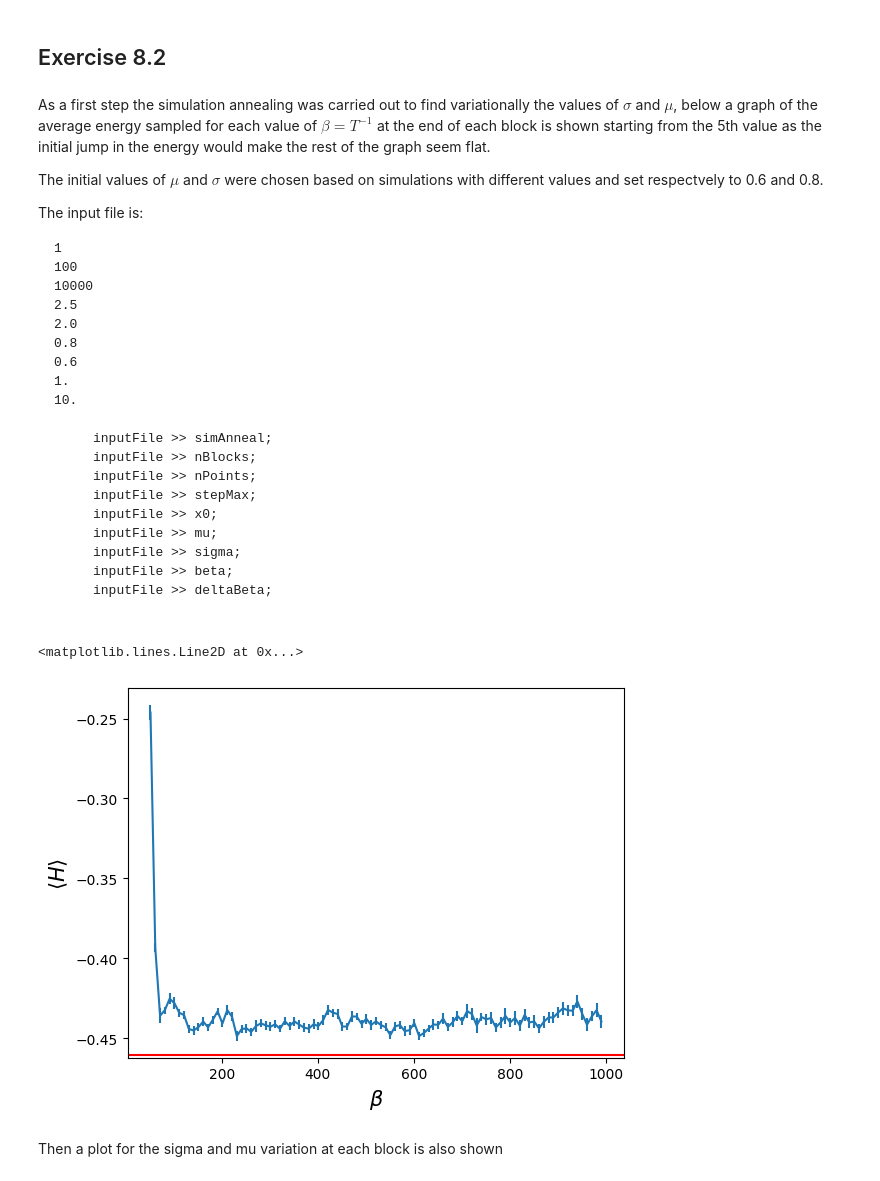
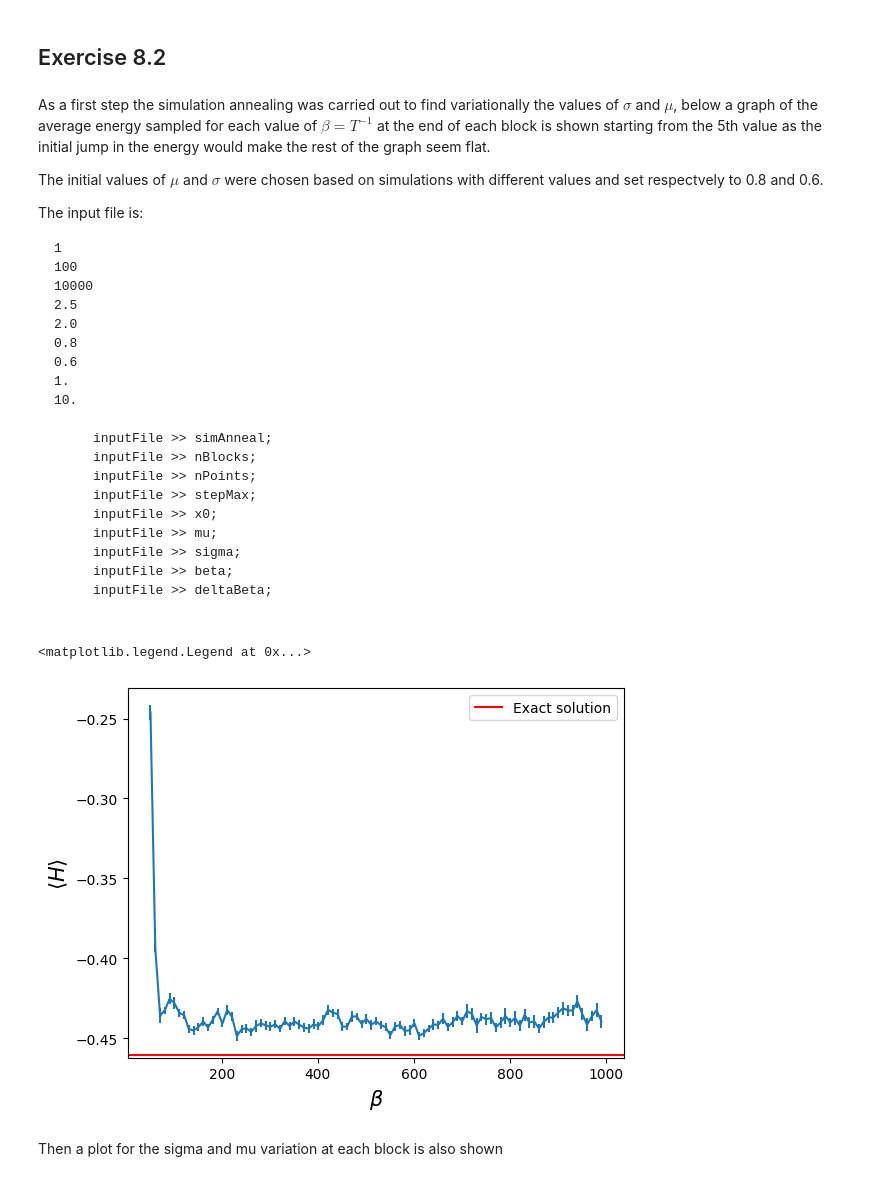
Before and after one commit to Giac97/Simulazione-Numerica, a Jupyter notebook: notebooks/Exercise 8/Exercise 08 - Analysis.ipynb, the cells around one changed output. Drawn from its saved outputs; the diff is of its cells as text; code cells hidden in the pictures.

```diff
--- a/notebooks/Exercise 8/Exercise 08 - Analysis.ipynb
+++ b/notebooks/Exercise 8/Exercise 08 - Analysis.ipynb
@@ -101,7 +101,7 @@ plt.xlim((0, 99))
 # %% [markdown]
 As a first step the simulation annealing was carried out to find variationally the values of $\sigma$ and $\mu$, below a graph of the average energy sampled for each value of $\beta = T^{-1}$ at the end of each block is shown starting from the 5th value as the initial jump in the energy would make the rest of the graph seem flat.
 
-The initial values of $\mu$ and $\sigma$ were chosen based on simulations with different values and set respectvely to 0.6 and 0.8.
+The initial values of $\mu$ and $\sigma$ were chosen based on simulations with different values and set respectvely to 0.8 and 0.6.
 
 The input file is:
 
@@ -132,11 +132,12 @@ beta, E_avg, E_err, sigma, mu = np.loadtxt("annealout/annealing.out", unpack = T
 # %%
 plt.errorbar(beta[5:], E_avg[5:], E_err[5:])
 plt.xlabel(r"$\beta$", fontsize = 15)
 plt.ylabel(r"$\langle H \rangle$", fontsize = 15)
 plt.axhline(-0.46046587969271546, color = "red", label = "Exact solution")
+plt.legend()
 # %% [output]
-<matplotlib.lines.Line2D at 0x...>
+<matplotlib.legend.Legend at 0x...>
-[figure, old version]
+[figure, new version]
 # %% [markdown]
 Then a plot for the sigma and mu variation at each block is also shown
 # %%
```
